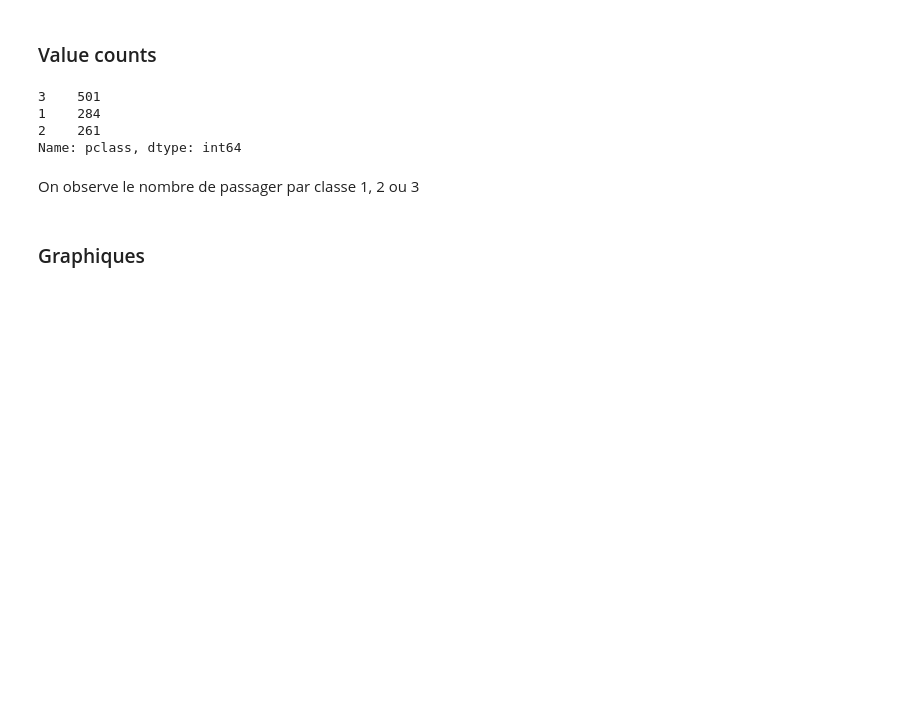
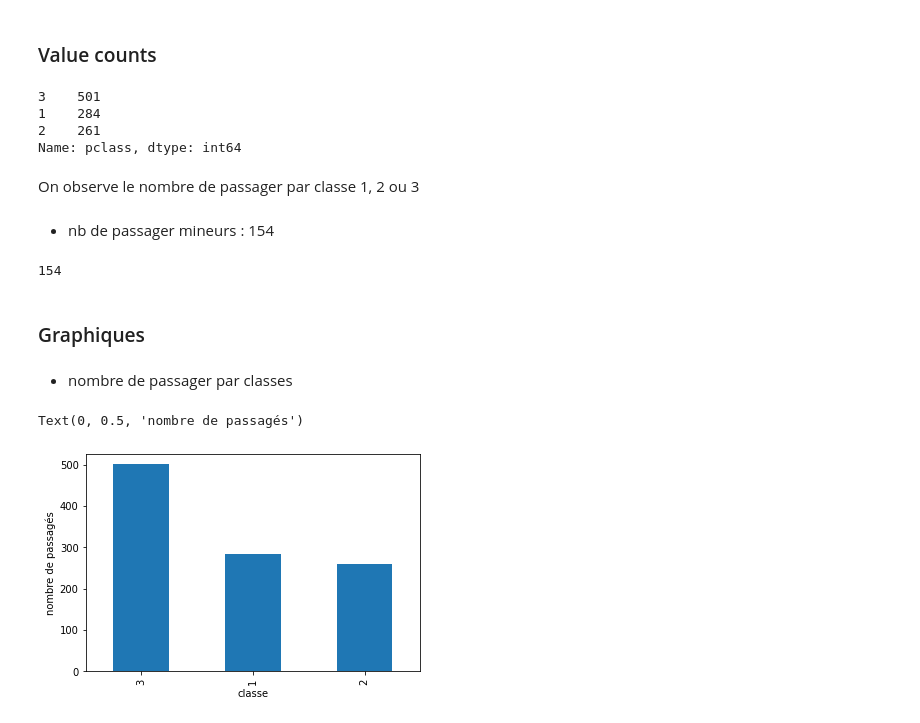
Before and after one commit to Syllaweg/Datascience_toolkit, a Jupyter notebook: Pandas/analyse_Ds_titanic.ipynb, the cells around one changed output. Saved outputs shown, nothing was run; the diff lists cells and outputs as text; code cells hidden in the pictures; blank space fills up the shorter version.

```diff
--- a/Pandas/analyse_Ds_titanic.ipynb
+++ b/Pandas/analyse_Ds_titanic.ipynb
@@ -118,5 +118,21 @@ data_dropna['pclass'].value_counts()
 Name: pclass, dtype: int64
 # %% [markdown]
 On observe le nombre de passager par classe 1, 2 ou 3
+# %% [markdown]
+- nb de passager mineurs : 154
+# %%
+len(data_dropna[data_dropna['age'] < 18])
+# %% [output]
+154
 # %% [markdown]
 ### Graphiques
+# %% [markdown]
+- nombre de passager par classes
+# %%
+data_dropna["pclass"].value_counts().plot.bar()
+
+plt.xlabel('classe')
+plt.ylabel('nombre de passagés')
+# %% [output]
+Text(0, 0.5, 'nombre de passagés')
+[figure, added]
```
Also changed, not shown: parts of 15 cells of this notebook.
